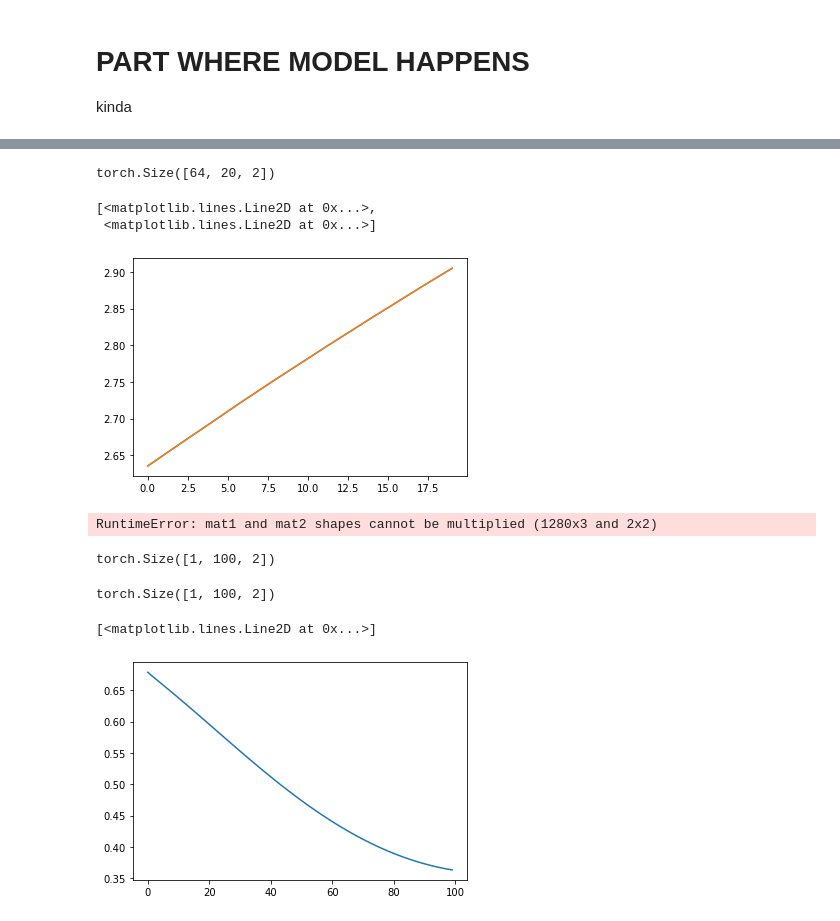
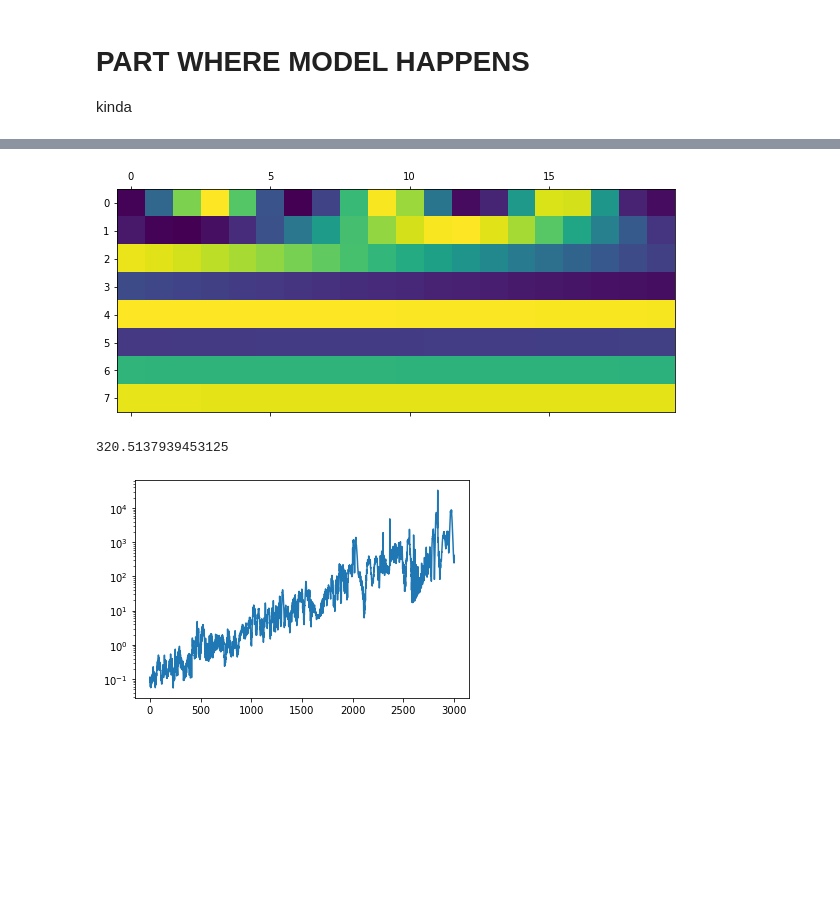
Before and after one commit to ivanvoid/layers, a Jupyter notebook: kick_generator.ipynb, the cells around one changed output, grey strips where cells are left out. Saved outputs shown, nothing was run; the diff lists cells and outputs as text; code cells hidden in the pictures; blank space fills up the shorter version.

```diff
--- a/kick_generator.ipynb
+++ b/kick_generator.ipynb
@@ -13,9 +15,19 @@ cfg = {
     # MODEL
     'emb_dim':8,
     'c_in':2, # dim of features in
+    'c_out':2, # dim out
+    'e_layers':2,
+    'd_layers':1,
+    'dropout':0.0,
+    'moving_avg':5,
+
     'n_heads':1,
+
+
     'batch_size':1,
-    'seq_len':100,
+
+
+    # 'seq_len':100,
 }
 cfg = SimpleNamespace(**cfg)
 # %% [markdown]
@@ -194,0 +175,4 @@ tensor([20000., 20001., 20002., 20003., 20004., 20005., 20006., 20007., 20008.,
+# %%
+source, target = next(iter(train_dl))
+position = source[:,:,2]
+position.shape
@@ -345,9 +203,8 @@ ZeroDivisionError: division by zero
-# %%
-data = source[:,:,:2]
-print(data.shape)
-plt.plot(data[-1])
-# %% [output]
-torch.Size([64, 20, 2])
-[<matplotlib.lines.Line2D at 0x...>,
- <matplotlib.lines.Line2D at 0x...>]
-[figure, removed]
+# %%
+# Just show that positional encoding works as intendet on batched data
+pos_encoding = SimplePositionalEncoding(cfg)
+pos_embedings = pos_encoding(position)
+plt.matshow(pos_embedings[-1].T)
+plt.show()
+# %% [output]
+[figure, added]
@@ -356,38 +384,26 @@ criterion_mse =  nn.MSELoss()
 opt = torch.optim.Adam(model.parameters(), 1e-3)
 
 losses = []
-for epoch in tqdm(range(100)):
+for epoch in tqdm(range(1)):
 
-    for batch in train_dl:
+    for batch in tqdm(train_dl, leave=True):
         source, target = batch
-        out,_ = model(source)
-        1/0
+        target_data = target[:,:,:2]
+        target_position = target[:,:,2]
+        target_data, _ = model(source, target_position)
 
-        loss = criterion_mse(out, target)
+        loss = criterion_mse(out, target_data)
         loss.backward()
         opt.step()
 
         losses += [loss.item()]
-        break
-    break
+    #     break
+    # break
     print(loss.item())
 # %% [output]
-RuntimeError: mat1 and mat2 shapes cannot be multiplied (1280x3 and 2x2)
+320.5137939453125
-# %%
-
-
-my_dummy_data = torch.rand(cfg.batch_size, cfg.seq_len, cfg.d_model)
-my_dummy_data.shape
-# %% [output]
-torch.Size([1, 100, 2])
-# %%
-data = ds[0][:cfg.seq_len].unsqueeze(0).float() / 10000
-data.shape
-# %% [output]
-torch.Size([1, 100, 2])
 # %%
 plt.plot(losses)
-# plt.yscale('log')
+plt.yscale('log')
 # %% [output]
-[<matplotlib.lines.Line2D at 0x...>]
-[figure, old version]
+[figure, new version]
```
Also changed, not shown: parts of 15 cells of this notebook, 1 other file.
